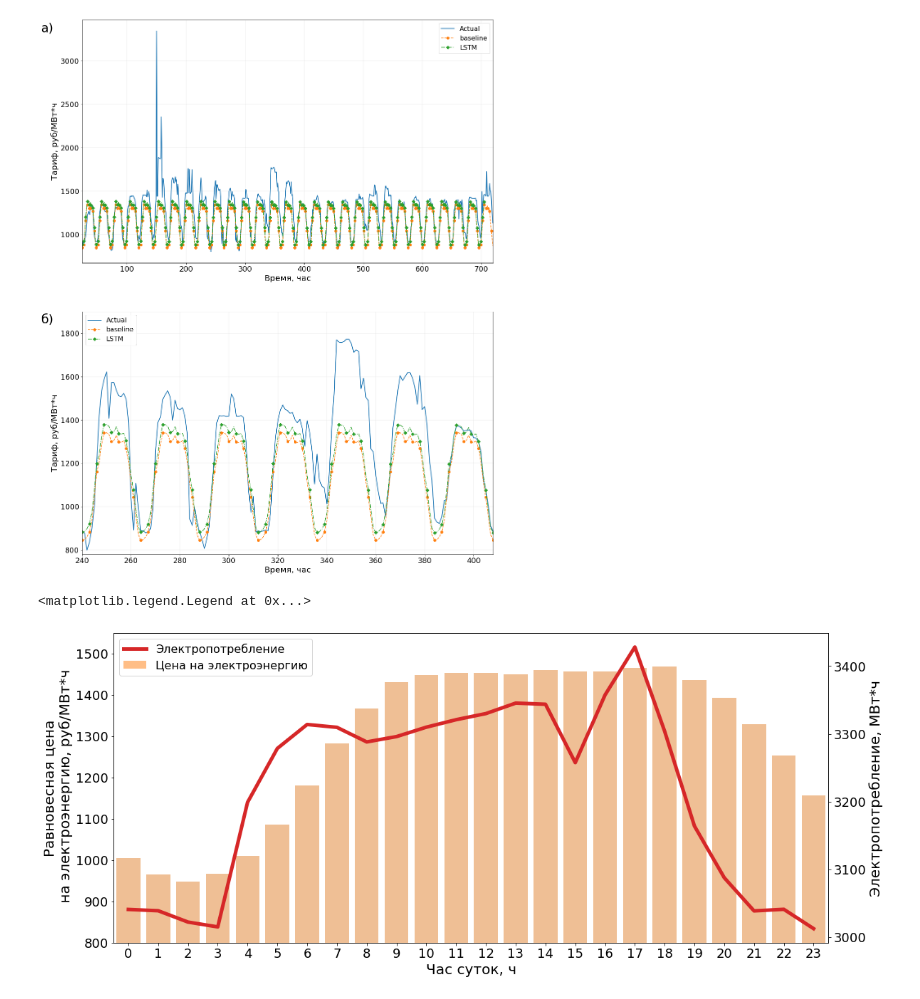
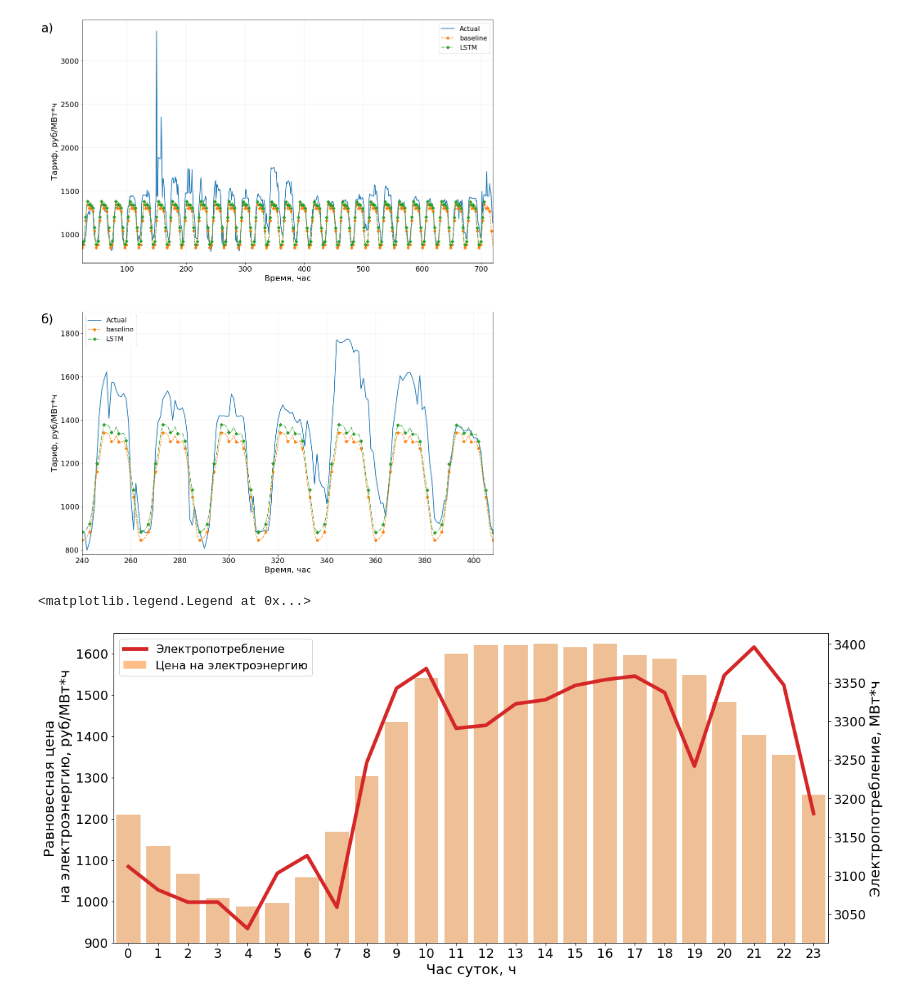
Before and after one commit to Shai670/Electricity_prices_forecast_Netologia_project, a Jupyter notebook: 11_Results.ipynb, the cells around one changed output. Saved outputs shown, nothing was run; the diff lists cells and outputs as text; code cells hidden in the pictures.

```diff
--- a/11_Results.ipynb
+++ b/11_Results.ipynb
@@ -285,35 +285,35 @@ import seaborn as sns
 from matplotlib.patches import Patch
 from matplotlib.lines import Line2D
 
-prices = df['ats'].loc['2022-07-7'].copy()
-power  = df['load_planned_sobr'].iloc[-24:]
+prices = df['ats'].copy().loc['2022-07-9']
+power  = df['load_planned_sobr'].copy().shift(4).loc['2022-07-9']
 
 
 plt.rcParams.update({'axes.titlesize': 20,
                     'xtick.labelsize': 18,
                     'ytick.labelsize': 18,
                     'legend.fontsize' : 16,
                     'axes.labelsize': 20})
 
 fig, ax = plt.subplots(figsize=(18,8))
 ax1 = ax.twinx()
 sns.barplot(x=prices.index.hour,
             y=prices,
             color='tab:orange', alpha=.5,
             ax=ax)
 ax1.plot(power.values,
          c='tab:red', lw=5)
 
-ax.set_ylim(800,1550)
+ax.set_ylim(900,1650)
 ax.set_xlim(-.5,23.5)
 
 ax.set_xlabel('Час суток, ч')
 ax.set_ylabel('Равновесная цена\n на электроэнергию, руб/МВт*ч')
 ax1.set_ylabel('Электропотребление, МВт*ч')
 
 legend_elements = [Line2D([0], [0], color='tab:red', lw=5, label='Электропотребление'),
                    Patch(facecolor='tab:orange', alpha=.5, label='Цена на электроэнергию')]
 ax.legend(handles=legend_elements)
 # %% [output]
 <matplotlib.legend.Legend at 0x...>
-[figure, old version]
+[figure, new version]
```
